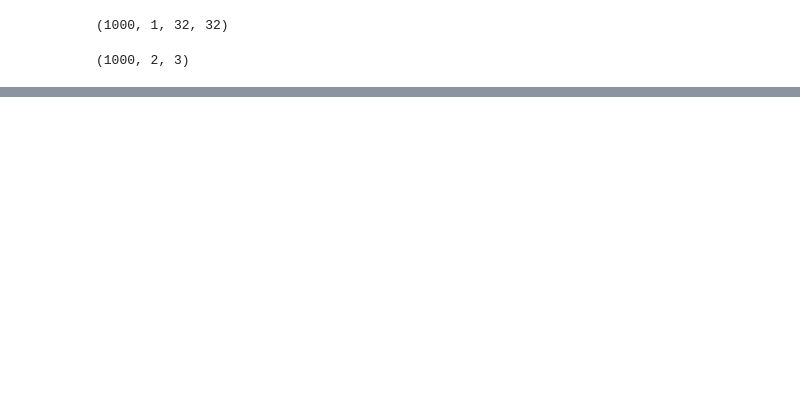
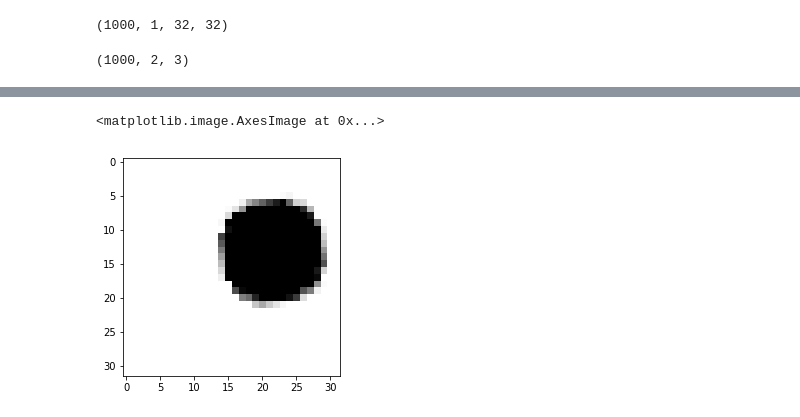
Before and after one commit to shazoop/FormMotion, a Jupyter notebook: Image Sequence Generator.ipynb, the cells around one changed output, grey strips where cells are left out. Drawn from its saved outputs; the diff is of its cells as text; code cells hidden in the pictures; blank space fills up the shorter version.

```diff
--- a/Image Sequence Generator.ipynb
+++ b/Image Sequence Generator.ipynb
@@ -68,0 +102,12 @@ array([[ 1.,  0.,  1.],
+# %%
+def normal_matrix(dim, center, radius, epsilon):
+    normal_matrix = np.empty((dim,dim)) #shape is ktdd, where k is number of transforms, t is time, d is dim of image
+
+
+    for i in range(dim):
+        for j in range(dim):
+            normal_matrix[i,j] = np.linalg.norm(np.array([i,j])-center)/radius
+    normal_matrix[normal_matrix <= 1+ epsilon] = 1
+    normal_matrix[normal_matrix > 1 + epsilon] = 0
+
+    return(normal_matrix)
@@ -69 +132,6 @@ array([[ 1.,  0.,  1.],
+# %%
+plt.imshow(np.multiply(normal_matrix(32, [16,16], 17, .001), new[17,1].reshape((32,32))), cmap = "Greys")
+# %% [output]
+<matplotlib.image.AxesImage at 0x...>
+[figure, added]
 # %%
```
Also changed, not shown: parts of 14 cells of this notebook, 2 other files.
